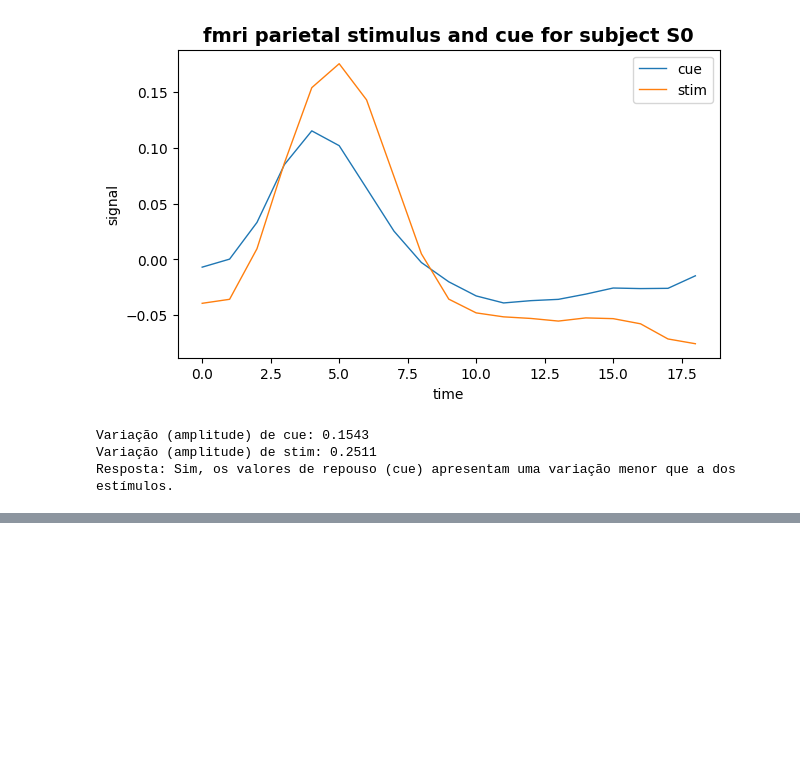
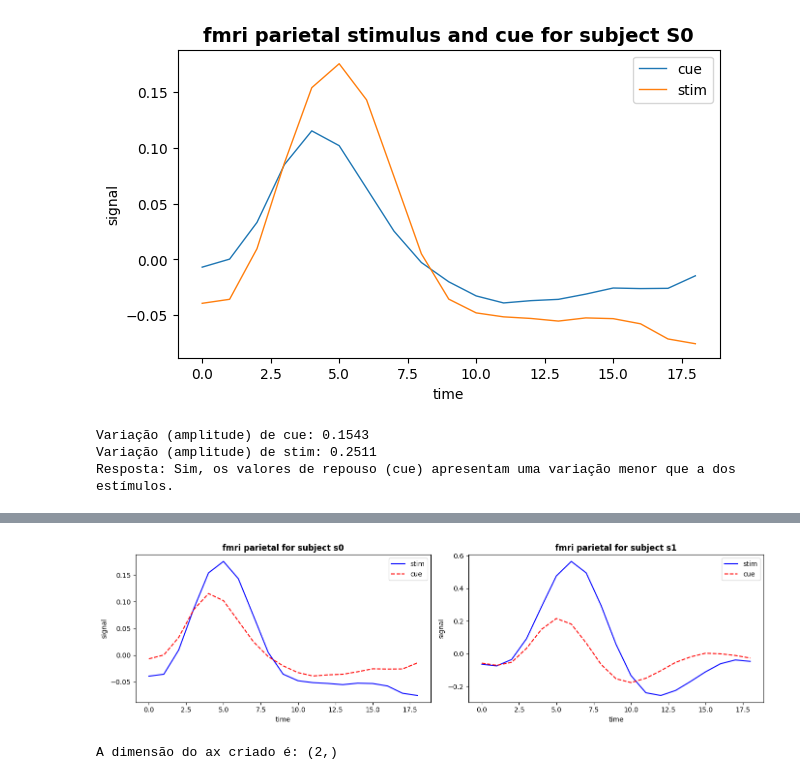
Before and after one commit to Nyfeu/Data-Science, a Jupyter notebook: ex_matplotlib1.ipynb, the cells around one changed output, grey strips where cells are left out. Cells and saved outputs as stored; diff of their text form; code cells hidden in the pictures; blank space fills up the shorter version.

```diff
--- a/ex_matplotlib1.ipynb
+++ b/ex_matplotlib1.ipynb
@@ -231,3 +273,35 @@ Produza um gráfico como abaixo para os sujeitos `s0` e `s1`, em uma mesma figur
+# %%
+fig, ax = plt.subplots(1, 2, figsize=(14, 4))
+
+# Dados Sujeito s0
+df_s0_stim = df[(df['subject'] == 's0') & (df['region'] == 'parietal') & (df['event'] == 'stim')]
+df_s0_cue = df[(df['subject'] == 's0') & (df['region'] == 'parietal') & (df['event'] == 'cue')]
+
+ax[0].plot(df_s0_stim['timepoint'], df_s0_stim['signal'], color='blue', label='stim')
+ax[0].plot(df_s0_cue['timepoint'], df_s0_cue['signal'], color='red', linestyle='--', label='cue')
+ax[0].set_title('fmri parietal for subject s0', fontweight='bold')
+ax[0].set_xlabel('time')
+ax[0].set_ylabel('signal')
+ax[0].legend()
+
+# Dados Sujeito s1
+df_s1_stim = df[(df['subject'] == 's1') & (df['region'] == 'parietal') & (df['event'] == 'stim')]
+df_s1_cue = df[(df['subject'] == 's1') & (df['region'] == 'parietal') & (df['event'] == 'cue')]
+
+ax[1].plot(df_s1_stim['timepoint'], df_s1_stim['signal'], color='blue', label='stim')
+ax[1].plot(df_s1_cue['timepoint'], df_s1_cue['signal'], color='red', linestyle='--', label='cue')
+ax[1].set_title('fmri parietal for subject s1', fontweight='bold')
+ax[1].set_xlabel('time')
+ax[1].set_ylabel('signal')
+ax[1].legend()
+
+plt.tight_layout()
+plt.show()
+
+print(f'A dimensão do ax criado é: {ax.shape}')
+# %% [output]
+[figure, added]
+A dimensão do ax criado é: (2,)
 # %% [markdown]
 # Q5. `sharex, sharey`
 
```
Also changed, not shown: parts of 5 cells of this notebook.
